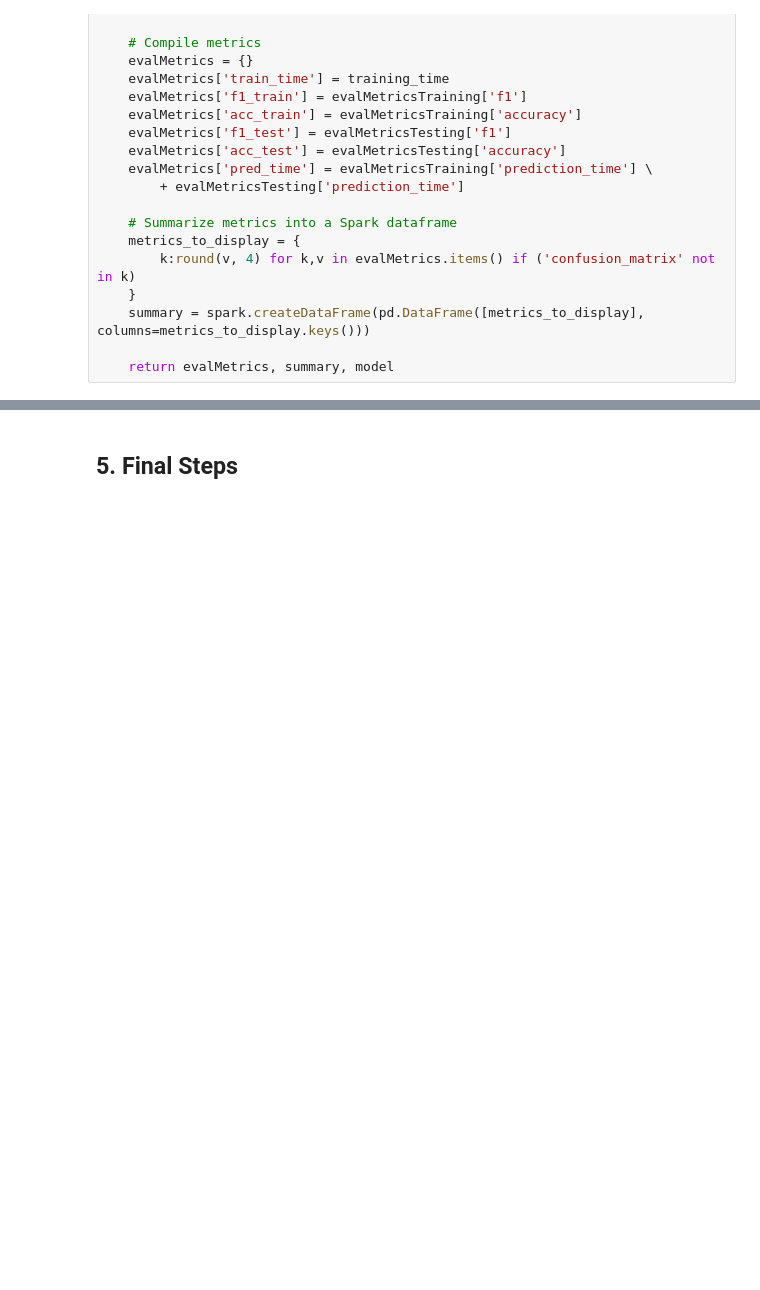
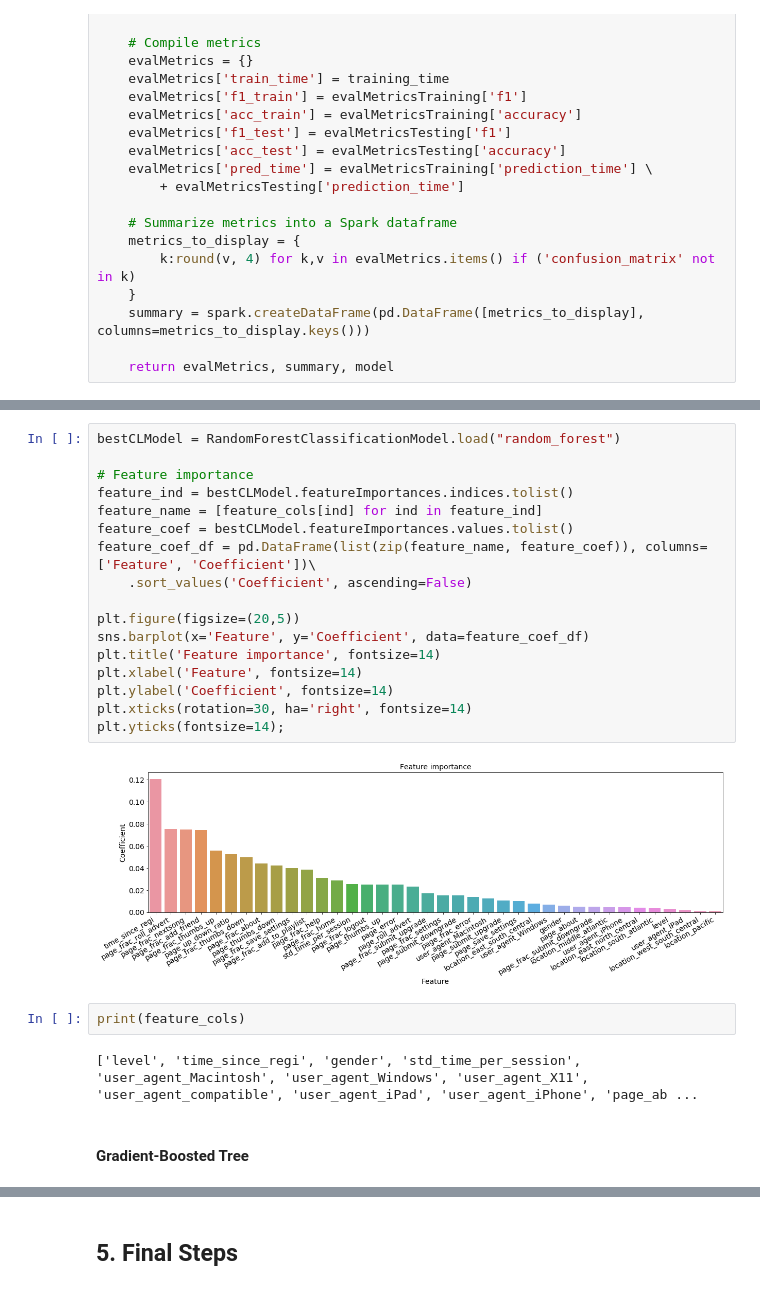
Before and after one commit to angang-li/sparkify, a Jupyter notebook: Sparkify.ipynb, the cells around one changed output, grey strips where cells are left out. Cells and saved outputs as stored; diff of their text form; blank space fills up the shorter version.

```diff
--- a/Sparkify.ipynb
+++ b/Sparkify.ipynb
@@ -1730,0 +1832,25 @@ def trainAndEval(classifier, train, test, paramGrid):
+# %%
+bestCLModel = RandomForestClassificationModel.load("random_forest")
+
+# Feature importance
+feature_ind = bestCLModel.featureImportances.indices.tolist()
+feature_name = [feature_cols[ind] for ind in feature_ind]
+feature_coef = bestCLModel.featureImportances.values.tolist()
+feature_coef_df = pd.DataFrame(list(zip(feature_name, feature_coef)), columns=['Feature', 'Coefficient'])\
+    .sort_values('Coefficient', ascending=False)
+
+plt.figure(figsize=(20,5))
+sns.barplot(x='Feature', y='Coefficient', data=feature_coef_df)
+plt.title('Feature importance', fontsize=14)
+plt.xlabel('Feature', fontsize=14)
+plt.ylabel('Coefficient', fontsize=14)
+plt.xticks(rotation=30, ha='right', fontsize=14)
+plt.yticks(fontsize=14);
+# %% [output]
+[figure, added]
+# %%
+print(feature_cols)
+# %% [output]
+['level', 'time_since_regi', 'gender', 'std_time_per_session', 'user_agent_Macintosh', 'user_agent_Windows', 'user_agent_X11', 'user_agent_compatible', 'user_agent_iPad', 'user_agent_iPhone', 'page_ab ...
+# %% [markdown]
+#### Gradient-Boosted Tree
```
Also changed, not shown: parts of 13 cells of this notebook.
